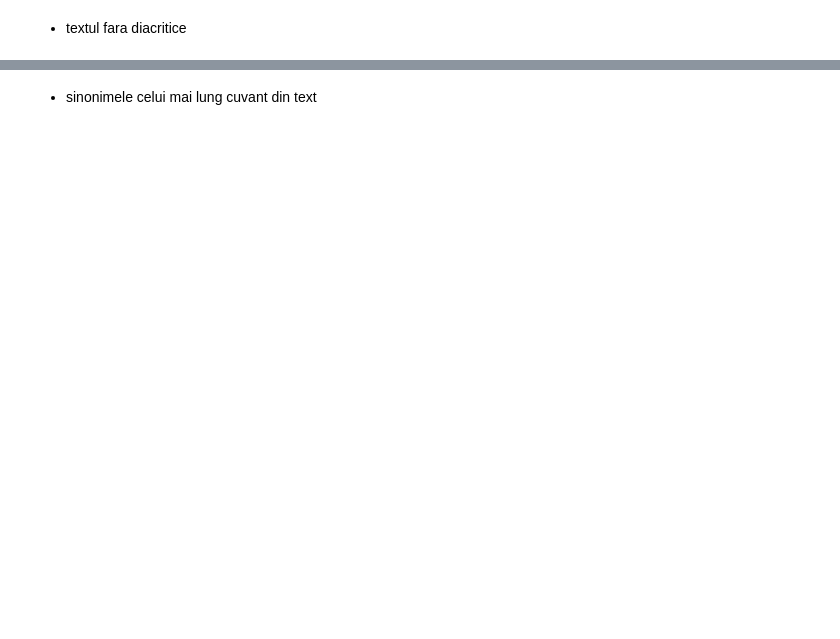
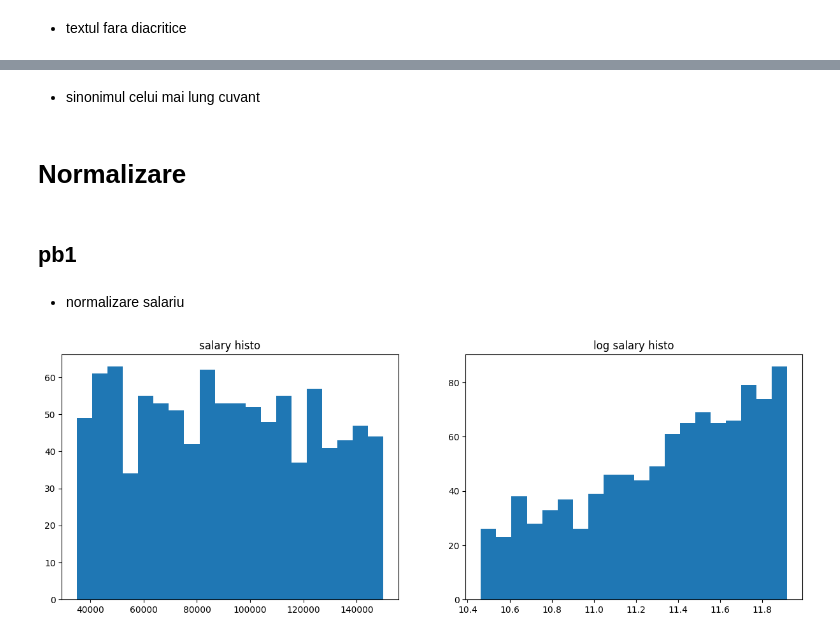
Before and after one commit to RegusAl/UBB, a Jupyter notebook: Semestrul 4/Inteligenta Artificiala/Laboratoare/Lab 2/Lab2.ipynb, the cells around one changed output, grey strips where cells are left out. Cells and saved outputs as stored; diff of their text form; code cells hidden in the pictures; blank space fills up the shorter version.

```diff
--- a/Semestrul 4/Inteligenta Artificiala/Laboratoare/Lab 2/Lab2.ipynb
+++ b/Semestrul 4/Inteligenta Artificiala/Laboratoare/Lab 2/Lab2.ipynb
@@ -340,2 +360,23 @@ Longest:
 # %% [markdown]
-- sinonimele celui mai lung cuvant din text
+- sinonimul celui mai lung cuvant
+# %% [markdown]
+# Normalizare
+# %% [markdown]
+## pb1
+# %% [markdown]
+- normalizare salariu
+# %%
+# log scaling
+from math import log, sqrt
+
+salaryData = df_employees["Salary"]
+salaryLog = [log(p) for p in salaryData]
+
+fig, (ax1, ax2) = plt.subplots(1, 2, figsize=(15,5))
+ax1.hist(salaryData, 20)
+ax1.set_title('salary histo')
+ax2.hist(salaryLog, 20)
+ax2.set_title('log salary histo')
+plt.show()
+# %% [output]
+[figure, added]
```
Also changed, not shown: parts of 25 cells of this notebook.
